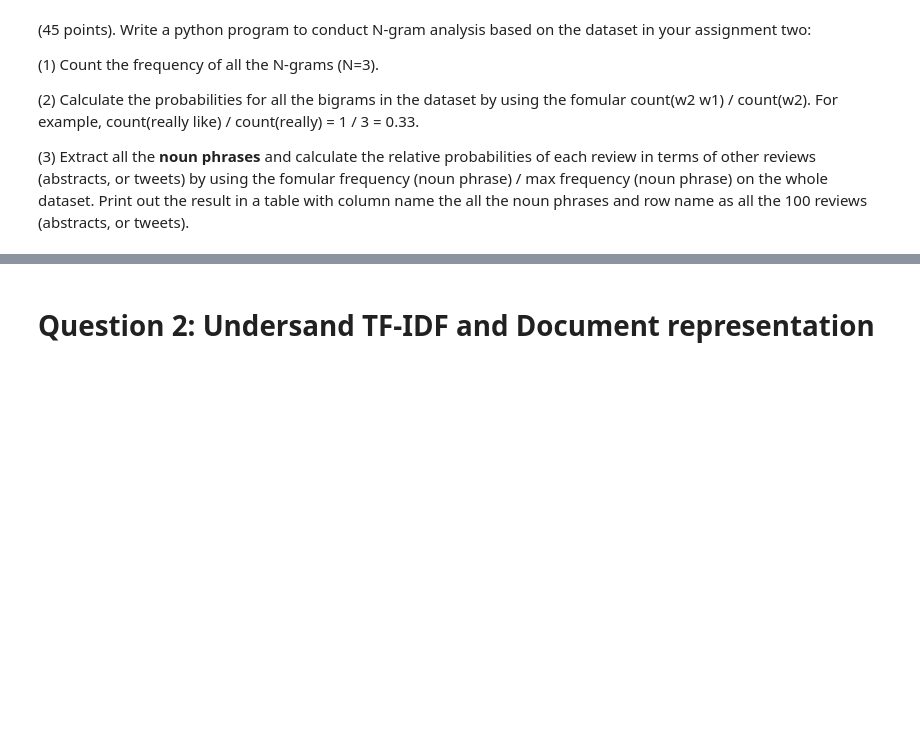
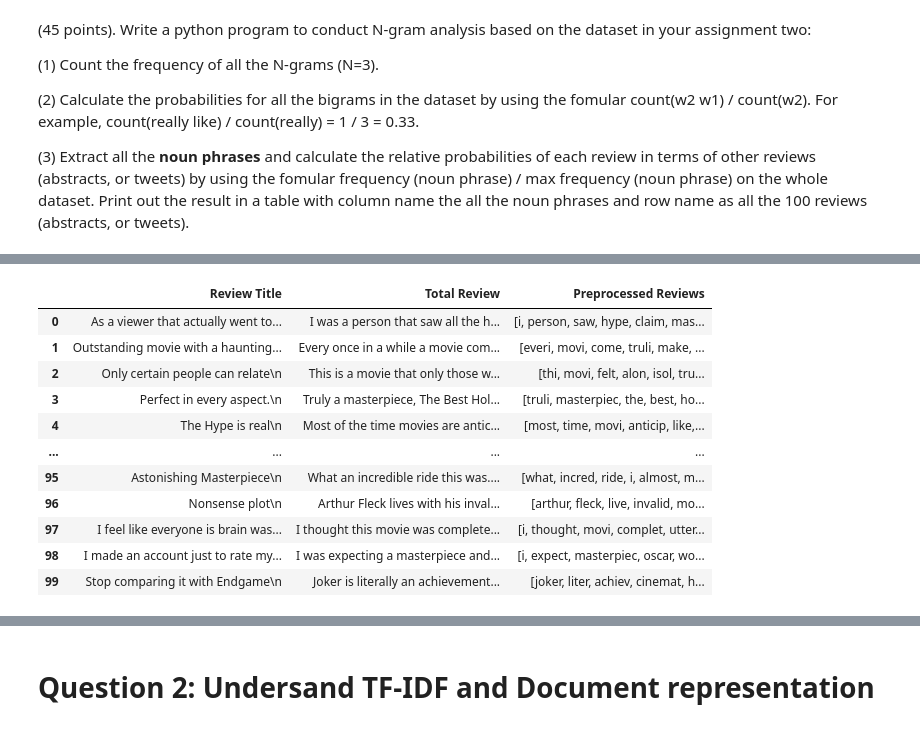
Before and after one commit to RadhavaramHarika/Harika_INFO5731_Spring2020, a Jupyter notebook: Harika_INFO5731_Assignment_Three.ipynb, the cells around one changed output, grey strips where cells are left out. Cells and saved outputs as stored; diff of their text form; code cells hidden in the pictures; blank space fills up the shorter version.

```diff
--- a/Harika_INFO5731_Assignment_Three.ipynb
+++ b/Harika_INFO5731_Assignment_Three.ipynb
@@ -16,0 +108,77 @@ In this assignment, you are required to conduct information extraction, semantic
+# %%
+import nltk
+import csv,os,math,unicodedata,re
+from google.colab import drive,files
+nltk.download('punkt')
+from nltk.tokenize import word_tokenize
+nltk.download('stopwords')
+from nltk.corpus import stopwords
+from collections import Counter
+from textblob import TextBlob
+from nltk.stem import PorterStemmer
+nltk.download('wordnet')
+from nltk.stem import WordNetLemmatizer
+import pandas as panda
+from sklearn.feature_extraction.text import TfidfVectorizer
+import string,io
+from google.colab import drive,files
+
+def remove_punctuations(samp_sent):
+  removed_punct = []
+  translator = str.maketrans('', '', string.punctuation)
+  for each in samp_sent:
+    removed_punct.append(each.translate(translator))
+  return removed_punct
+
+def remove_numbers(samp_sent):
+  removed_numb = []
+  for each in samp_sent:
+    removed_numb.append(re.sub(r"\d", "", each))
+  return removed_numb
+
+def remove_stop_words(samp_sent):
+  stops = stopwords.words('english')
+  no_stops = []
+  for each in samp_sent:
+    words = each.split()
+    no_stops.append(' '.join([w for w in words
+                              if w not in stops]))
+  return no_stops
+
+def lower_sentences(samp_sent):
+  lowers = []
+  for each in samp_sent:
+    lowers.append(each.lower())
+  return lowers
+
+def stemming(samp_sent_tokens):
+  stem_sent = []
+  ps = PorterStemmer()
+  for each in samp_sent_tokens:
+    words = word_tokenize(each)
+    stem_sent.append([ps.stem(w) for w in words])
+  return stem_sent
+
+def lemmatized_sent_tokens(samp_sent_tokens):
+  lmtzr = WordNetLemmatizer()
+  lem_sent_tokens = []
+  for each in samp_sent_tokens:
+    lem_sent_tokens.append([lmtzr.lemmatize(w) for w in each])
+  return lem_sent_tokens
+
+def uploadPreprocessedDataToCSV(reviews, data):
+  no_punct_sent = remove_punctuations(reviews)
+  no_stop_sent = remove_stop_words(no_punct_sent)
+  no_numb_sent = remove_numbers(no_stop_sent)
+  lowered_sent = lower_sentences(no_numb_sent)
+  stem_sent_tokens = stemming(lowered_sent)
+  lemmatized_tokens = lemmatized_sent_tokens(stem_sent_tokens)
+  #[word_tokenize(each) for each in lowered_sent]
+  data["Preprocessed Reviews"] = lemmatized_tokens
+  data.to_csv('UserReview.csv',index = False)
+
+  return data
+
+data = panda.read_csv('UserReview.csv')
+uploadPreprocessedDataToCSV(data['Total Review'],data)
+# %% [output]
@@ -16,0 +191,12 @@ In this assignment, you are required to conduct information extraction, semantic
+|  | Review Title | Total Review | Preprocessed Reviews |
+| 0 | As a viewer that actually went to... | I was a person that saw all the h... | [i, person, saw, hype, claim, mas... |
+| 1 | Outstanding movie with a haunting... | Every once in a while a movie com... | [everi, movi, come, truli, make, ... |
+| 2 | Only certain people can relate\n | This is a movie that only those w... | [thi, movi, felt, alon, isol, tru... |
+| 3 | Perfect in every aspect.\n | Truly a masterpiece, The Best Hol... | [truli, masterpiec, the, best, ho... |
+| 4 | The Hype is real\n | Most of the time movies are antic... | [most, time, movi, anticip, like,... |
+| ... | ... | ... | ... |
+| 95 | Astonishing Masterpiece\n | What an incredible ride this was.... | [what, incred, ride, i, almost, m... |
+| 96 | Nonsense plot\n | Arthur Fleck lives with his inval... | [arthur, fleck, live, invalid, mo... |
+| 97 | I feel like everyone is brain was... | I thought this movie was complete... | [i, thought, movi, complet, utter... |
+| 98 | I made an account just to rate my... | I was expecting a masterpiece and... | [i, expect, masterpiec, oscar, wo... |
+| 99 | Stop comparing it with Endgame\n | Joker is literally an achievement... | [joker, liter, achiev, cinemat, h... |
```
Also changed, not shown: parts of 3 cells of this notebook.
